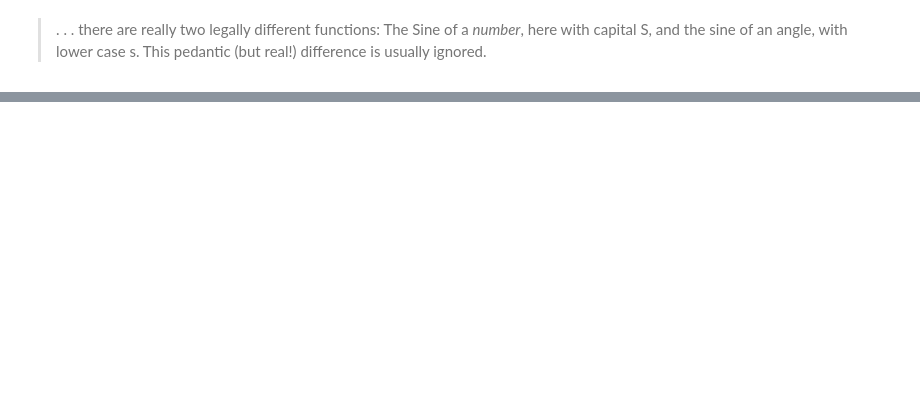
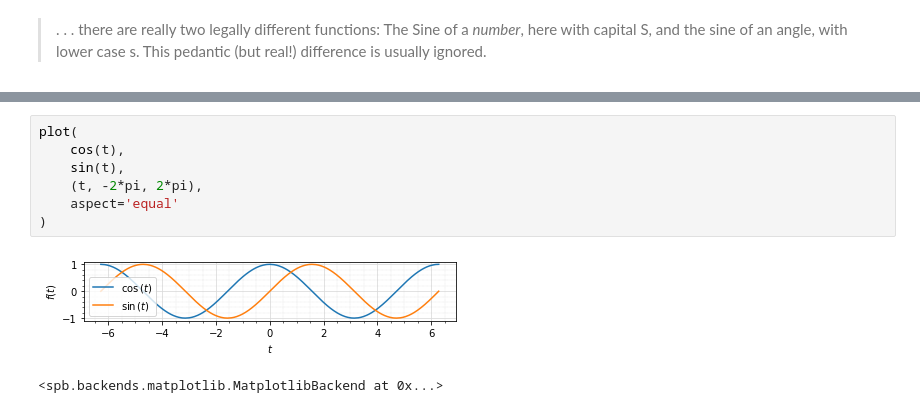
Before and after one commit to James-G-Hill/Sympy-Companion-to-Mathematics-Form-and-Function, a Jupyter notebook: ch04_real_numbers/09_trigonometry.ipynb, the cells around one changed output, grey strips where cells are left out. Saved outputs shown, nothing was run; the diff lists cells and outputs as text; blank space fills up the shorter version.

```diff
--- a/ch04_real_numbers/09_trigonometry.ipynb
+++ b/ch04_real_numbers/09_trigonometry.ipynb
@@ -114,0 +71,10 @@ plt.show()
+# %%
+plot(
+    cos(t),
+    sin(t),
+    (t, -2*pi, 2*pi),
+    aspect='equal'
+)
+# %% [output]
+[figure, added]
+<spb.backends.matplotlib.MatplotlibBackend at 0x...>
```
Also changed, not shown: parts of 44 cells of this notebook, 2 other files.
